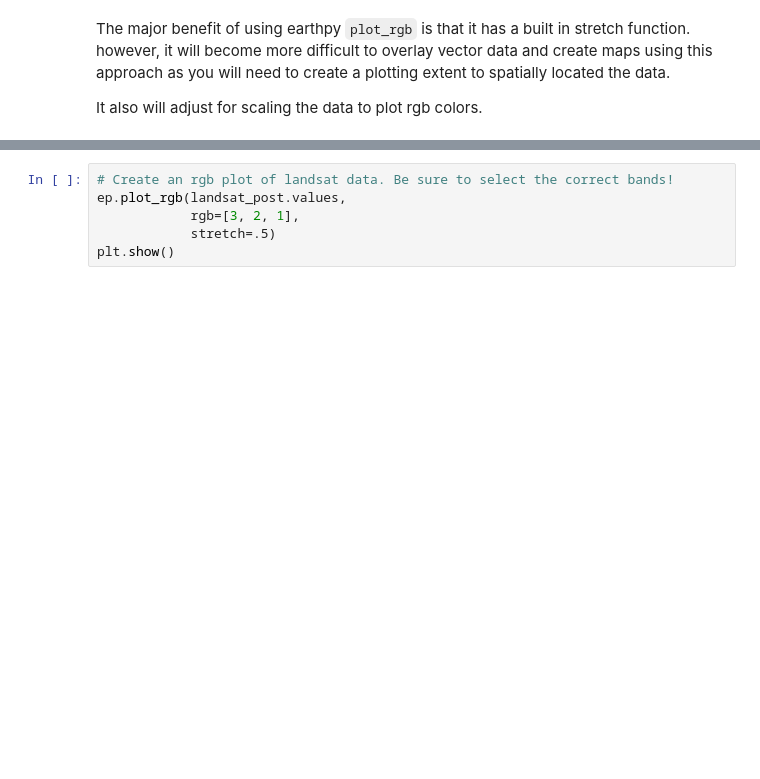
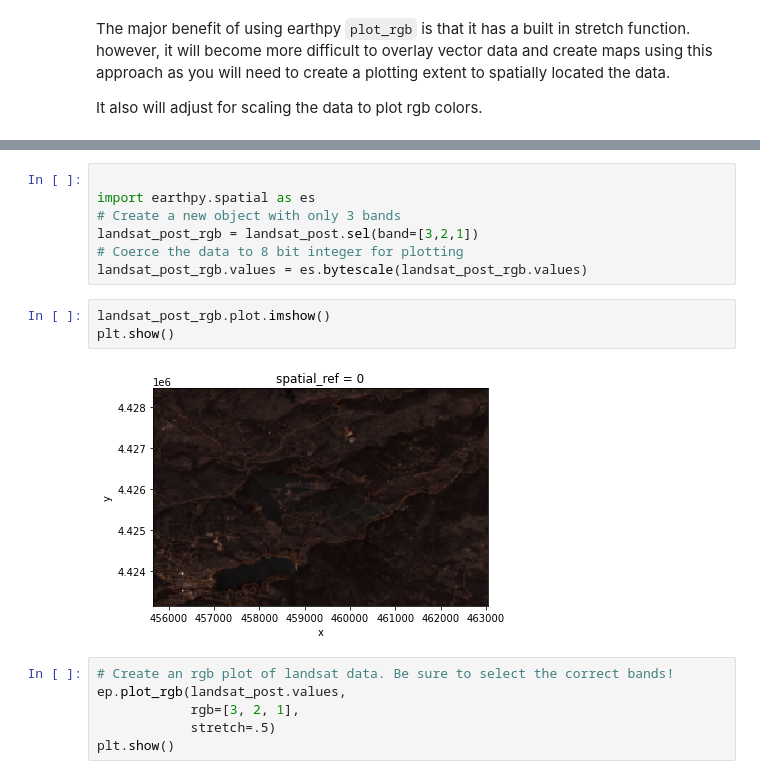
Before and after one commit to earthlab-education/ea-spring-2021-course-notebooks, a Jupyter notebook: in-class-demos/03-multispectral-remote-sensing-demo-landsat.ipynb, the cells around one changed output, grey strips where cells are left out. Cells and saved outputs as stored; diff of their text form; blank space fills up the shorter version.

```diff
--- a/in-class-demos/03-multispectral-remote-sensing-demo-landsat.ipynb
+++ b/in-class-demos/03-multispectral-remote-sensing-demo-landsat.ipynb
@@ -351,3 +364,15 @@ It also will adjust for scaling the data to plot rgb colors.
+# %%
+
+import earthpy.spatial as es
+# Create a new object with only 3 bands
+landsat_post_rgb = landsat_post.sel(band=[3,2,1])
+# Coerce the data to 8 bit integer for plotting
+landsat_post_rgb.values = es.bytescale(landsat_post_rgb.values)
+# %%
+landsat_post_rgb.plot.imshow()
+plt.show()
+# %% [output]
+[figure, added]
 # %%
 # Create an rgb plot of landsat data. Be sure to select the correct bands!
 ep.plot_rgb(landsat_post.values,
```
Also changed, not shown: parts of 5 cells of this notebook.
